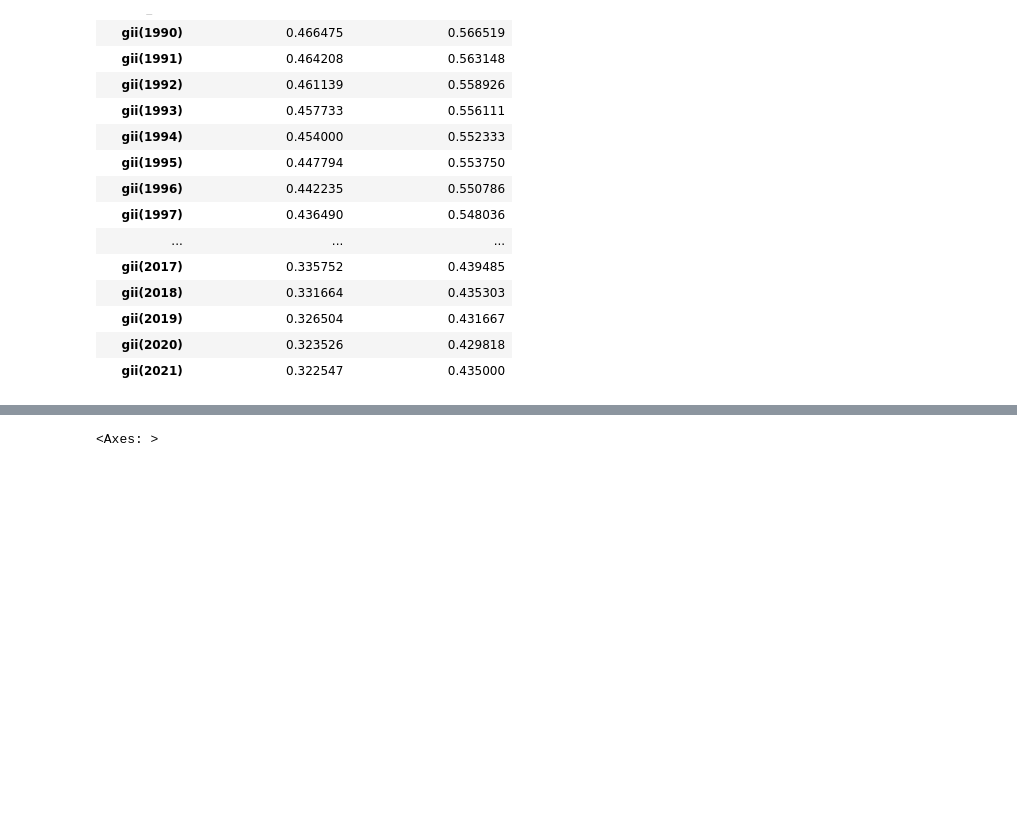
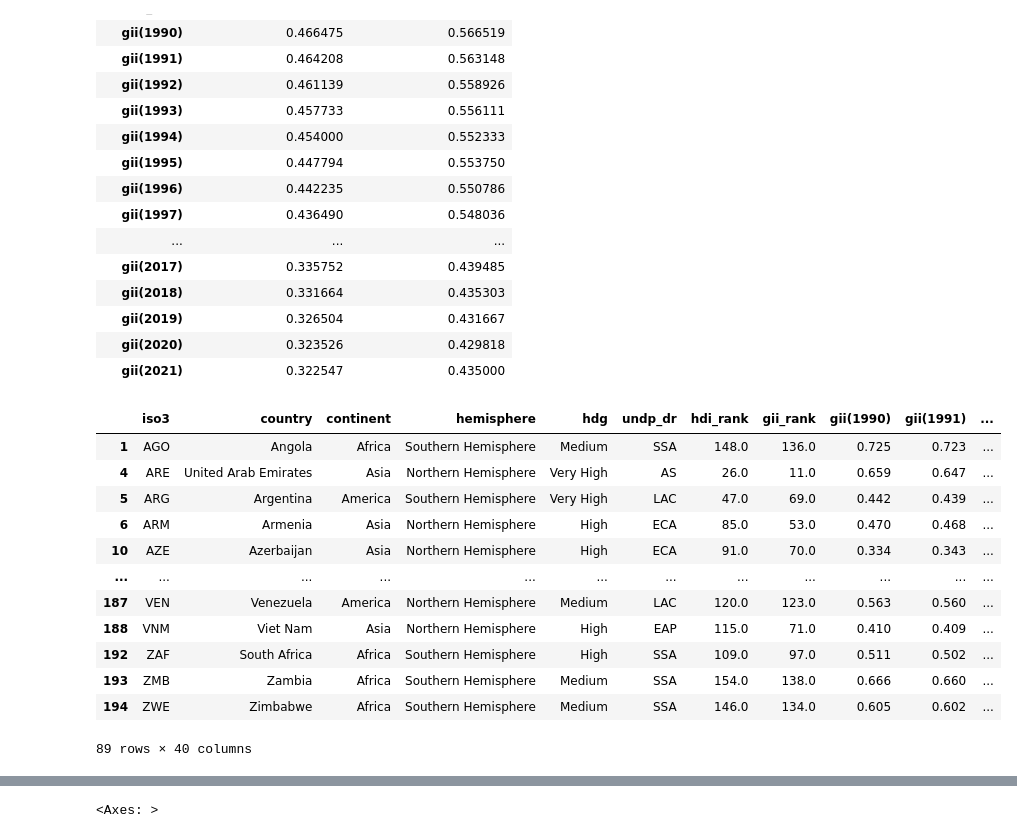
Before and after one commit to RafaelJosePortoSilva/analise_gender_inequality, a Jupyter notebook: main.ipynb, the cells around one changed output, grey strips where cells are left out. Drawn from its saved outputs; the diff is of its cells as text; code cells hidden in the pictures; blank space fills up the shorter version.

```diff
--- a/main.ipynb
+++ b/main.ipynb
@@ -175,3 +175,19 @@ df_hemisphere.T
 | gii(2019) | 0.326504 | 0.431667 |
 | gii(2020) | 0.323526 | 0.429818 |
 | gii(2021) | 0.322547 | 0.435000 |
+# %%
+df.dropna()
+# %% [output]
+|  | iso3 | country | continent | hemisphere | hdg | undp_dr | hdi_rank | gii_rank | gii(1990) | gii(1991) | ... |
+| 1 | AGO | Angola | Africa | Southern Hemisphere | Medium | SSA | 148.0 | 136.0 | 0.725 | 0.723 | ... |
+| 4 | ARE | United Arab Emirates | Asia | Northern Hemisphere | Very High | AS | 26.0 | 11.0 | 0.659 | 0.647 | ... |
+| 5 | ARG | Argentina | America | Southern Hemisphere | Very High | LAC | 47.0 | 69.0 | 0.442 | 0.439 | ... |
+| 6 | ARM | Armenia | Asia | Northern Hemisphere | High | ECA | 85.0 | 53.0 | 0.470 | 0.468 | ... |
+| 10 | AZE | Azerbaijan | Asia | Northern Hemisphere | High | ECA | 91.0 | 70.0 | 0.334 | 0.343 | ... |
+| ... | ... | ... | ... | ... | ... | ... | ... | ... | ... | ... | ... |
+| 187 | VEN | Venezuela | America | Northern Hemisphere | Medium | LAC | 120.0 | 123.0 | 0.563 | 0.560 | ... |
+| 188 | VNM | Viet Nam | Asia | Northern Hemisphere | High | EAP | 115.0 | 71.0 | 0.410 | 0.409 | ... |
+| 192 | ZAF | South Africa | Africa | Southern Hemisphere | High | SSA | 109.0 | 97.0 | 0.511 | 0.502 | ... |
+| 193 | ZMB | Zambia | Africa | Southern Hemisphere | Medium | SSA | 154.0 | 138.0 | 0.666 | 0.660 | ... |
+| 194 | ZWE | Zimbabwe | Africa | Southern Hemisphere | Medium | SSA | 146.0 | 134.0 | 0.605 | 0.602 | ... |
+89 rows × 40 columns
```
Also changed, not shown: parts of 11 cells of this notebook.
